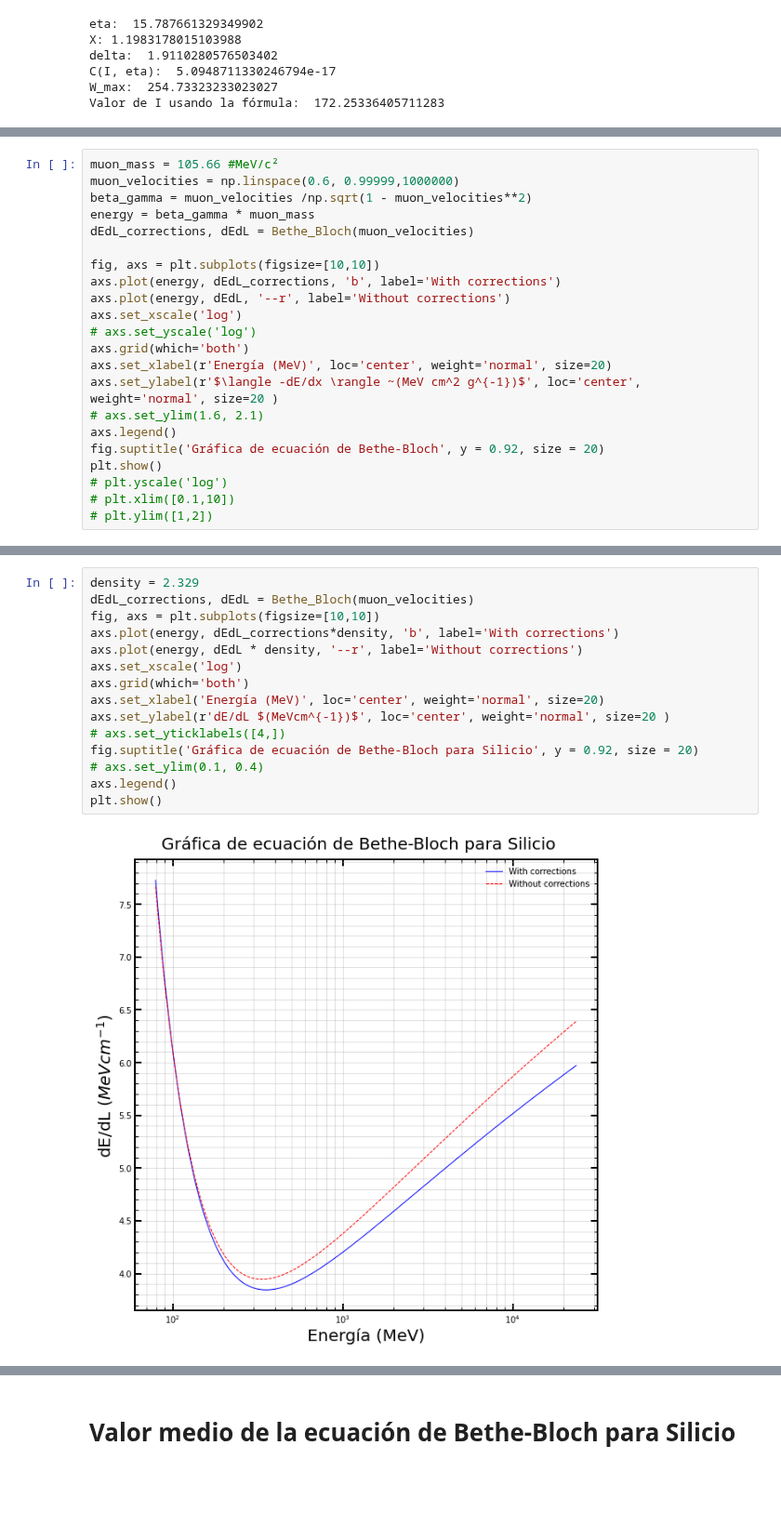
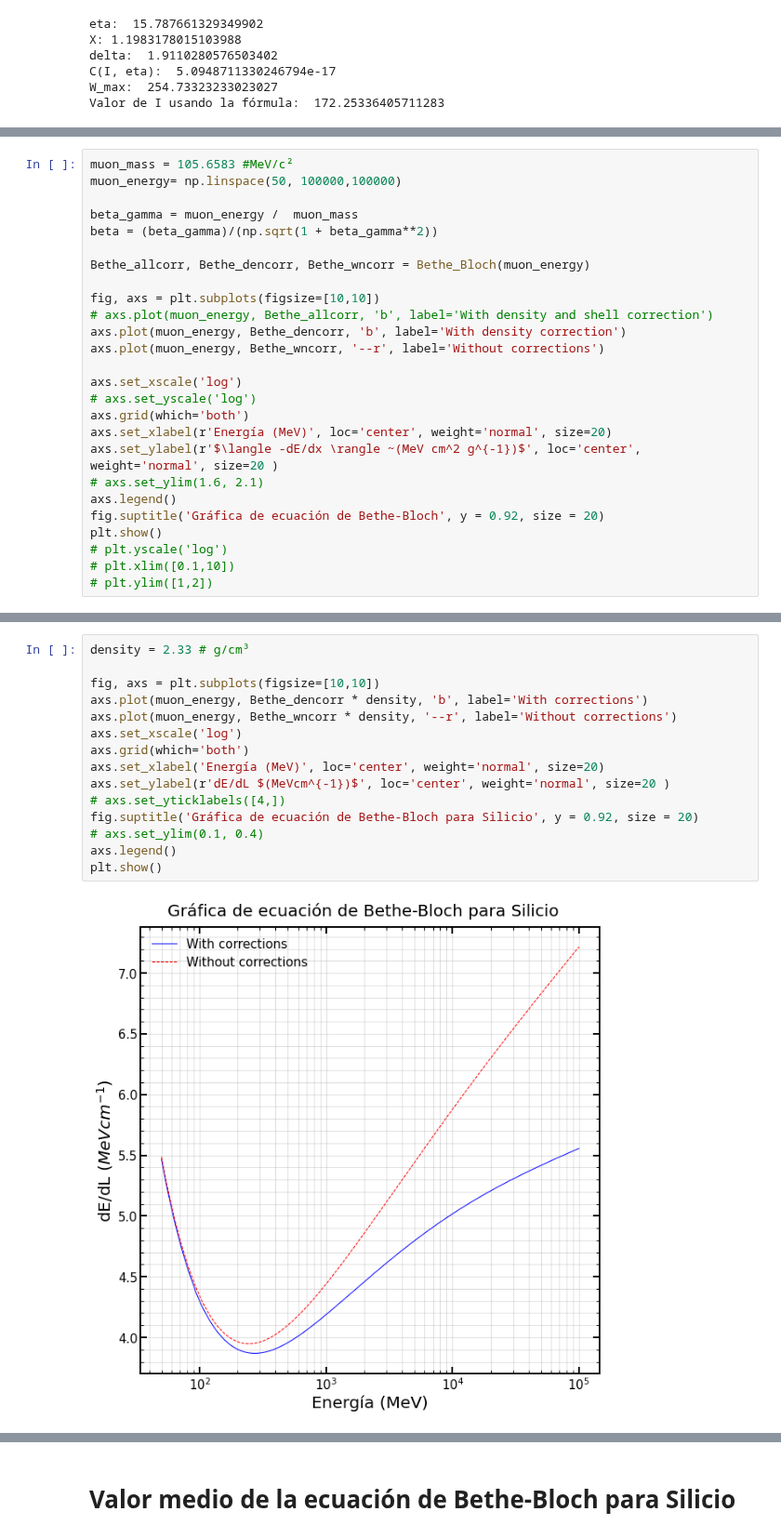
Before and after one commit to mausanram/CodigosICN, a Jupyter notebook: Catalogo_Eventos/Muons_Energy.ipynb, the cells around one changed output, grey strips where cells are left out. Shown at 93% size. Cells and saved outputs as stored; diff of their text form; blank space fills up the shorter version.

```diff
--- a/Catalogo_Eventos/Muons_Energy.ipynb
+++ b/Catalogo_Eventos/Muons_Energy.ipynb
@@ -168,13 +168,17 @@ def Bethe_Bloch (velocity):
 # %%
-muon_mass = 105.66 #MeV/c²
-muon_velocities = np.linspace(0.6, 0.99999,1000000)
-beta_gamma = muon_velocities /np.sqrt(1 - muon_velocities**2)
-energy = beta_gamma * muon_mass
-dEdL_corrections, dEdL = Bethe_Bloch(muon_velocities)
+muon_mass = 105.6583 #MeV/c²
+muon_energy= np.linspace(50, 100000,100000)
+
+beta_gamma = muon_energy /  muon_mass
+beta = (beta_gamma)/(np.sqrt(1 + beta_gamma**2))
+
+Bethe_allcorr, Bethe_dencorr, Bethe_wncorr = Bethe_Bloch(muon_energy)
 
 fig, axs = plt.subplots(figsize=[10,10])
-axs.plot(energy, dEdL_corrections, 'b', label='With corrections')
-axs.plot(energy, dEdL, '--r', label='Without corrections')
+# axs.plot(muon_energy, Bethe_allcorr, 'b', label='With density and shell correction')
+axs.plot(muon_energy, Bethe_dencorr, 'b', label='With density correction')
+axs.plot(muon_energy, Bethe_wncorr, '--r', label='Without corrections')
+
 axs.set_xscale('log')
 # axs.set_yscale('log')
 axs.grid(which='both')
@@ -198,18 +202,18 @@ Min value without corrections:  1.6937696848297041
 # %%
-density = 2.329
-dEdL_corrections, dEdL = Bethe_Bloch(muon_velocities)
+density = 2.33 # g/cm³
+
 fig, axs = plt.subplots(figsize=[10,10])
-axs.plot(energy, dEdL_corrections*density, 'b', label='With corrections')
-axs.plot(energy, dEdL * density, '--r', label='Without corrections')
+axs.plot(muon_energy, Bethe_dencorr * density, 'b', label='With corrections')
+axs.plot(muon_energy, Bethe_wncorr * density, '--r', label='Without corrections')
 axs.set_xscale('log')
 axs.grid(which='both')
 axs.set_xlabel('Energía (MeV)', loc='center', weight='normal', size=20)
 axs.set_ylabel(r'dE/dL $(MeVcm^{-1})$', loc='center', weight='normal', size=20 )
 # axs.set_yticklabels([4,])
 fig.suptitle('Gráfica de ecuación de Bethe-Bloch para Silicio', y = 0.92, size = 20)
 # axs.set_ylim(0.1, 0.4)
 axs.legend()
 plt.show()
 # %% [output]
-[figure, old version]
+[figure, new version]
 # %%
```
Also changed, not shown: parts of 12 cells of this notebook, 3 other files.
